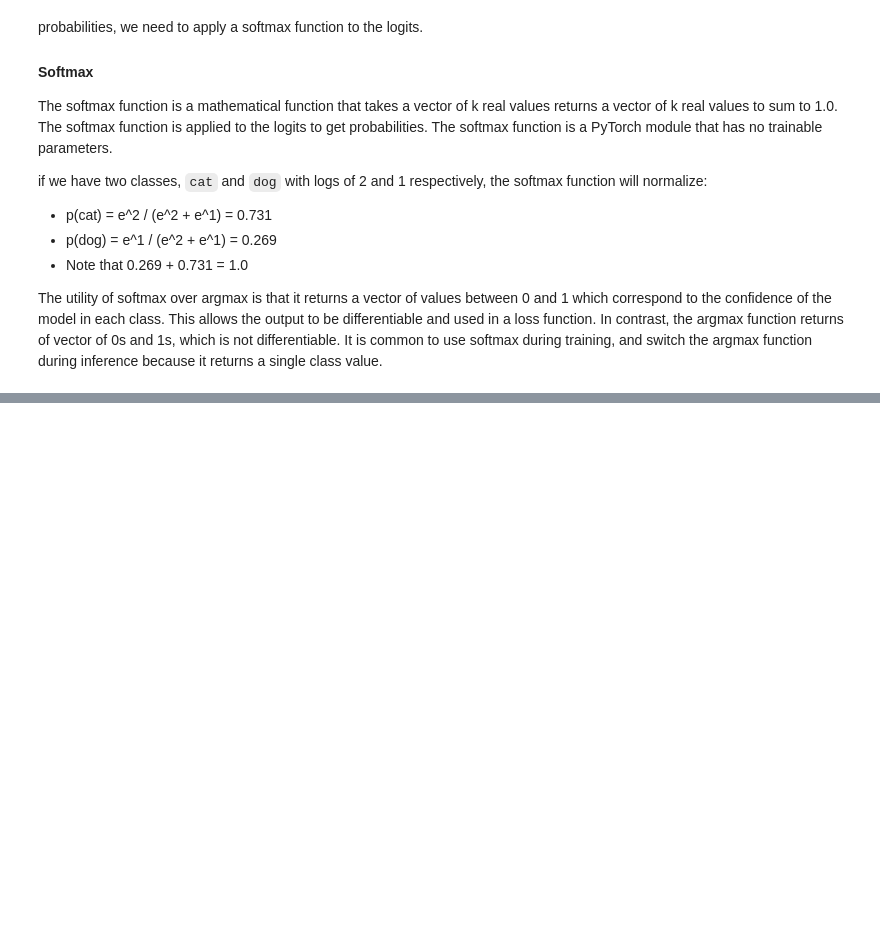
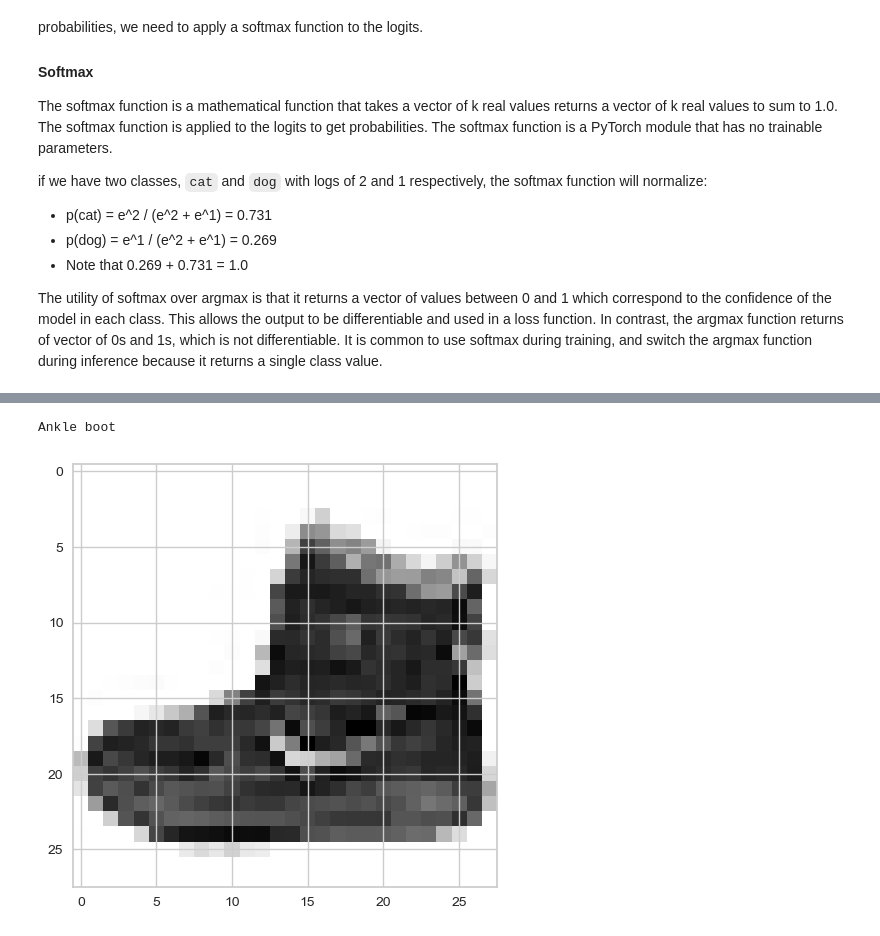
Before and after one commit to zacswider/torch_tutorials, a Jupyter notebook: learnpytorch_03_ComputerVision.ipynb, the cells around one changed output, grey strips where cells are left out. Cells and saved outputs as stored; diff of their text form; code cells hidden in the pictures; blank space fills up the shorter version.

```diff
--- a/learnpytorch_03_ComputerVision.ipynb
+++ b/learnpytorch_03_ComputerVision.ipynb
@@ -604,18 +604,6 @@ class FashionMNIST_V2(nn.Module):
                       stride = 1,
                       padding = 1),
             nn.ReLU(),
-            nn.Conv2d(in_channels = hidden_units,
-                      out_channels = hidden_units,
-                      kernel_size = 3,
-                      stride = 1,
-                      padding = 1),
-            nn.ReLU(),
-            nn.Conv2d(in_channels = hidden_units,
-                      out_channels = hidden_units,
-                      kernel_size = 3,
-                      stride = 1,
-                      padding = 1),
-            nn.ReLU(),
             nn.MaxPool2d(kernel_size = 2,           # with a kernel size of 2, and a stride of 2,
                          stride = 2)                # the output feature map will be half the size of the input
             )
@@ -625,18 +613,6 @@ class FashionMNIST_V2(nn.Module):
         with a [1,28,28] input and specify 10 hidden units, we will have a [10,14,14] output from from the first block.
         '''
         self.block_2 = nn.Sequential(
-            nn.Conv2d(in_channels = hidden_units,
-                      out_channels = hidden_units,
-                      kernel_size = 3,
-                      stride = 1,
-                      padding = 1),
-            nn.ReLU(),
-            nn.Conv2d(in_channels = hidden_units,
-                      out_channels = hidden_units,
-                      kernel_size = 3,
-                      stride = 1,
-                      padding = 1),
-            nn.ReLU(),
             nn.Conv2d(in_channels = hidden_units,
                       out_channels = hidden_units,
                       kernel_size = 3,
@@ -721,0 +689,19 @@ KeyboardInterrupt:
+# %%
+
+def predict_item(model: nn.Module,
+                 item: torch.tensor):
+    '''
+    '''
+    raw = model(item)
+    pred_ind = raw.argmax()
+    pred_class = class_names[pred_ind]
+    print(pred_class)
+
+
+
+plt.imshow(test_im.squeeze())
+
+predict_item(model=model_v2, item=test_im)
+# %% [output]
+Ankle boot
+[figure, added]
```
Also changed, not shown: parts of 3 cells of this notebook, 1 other file.
